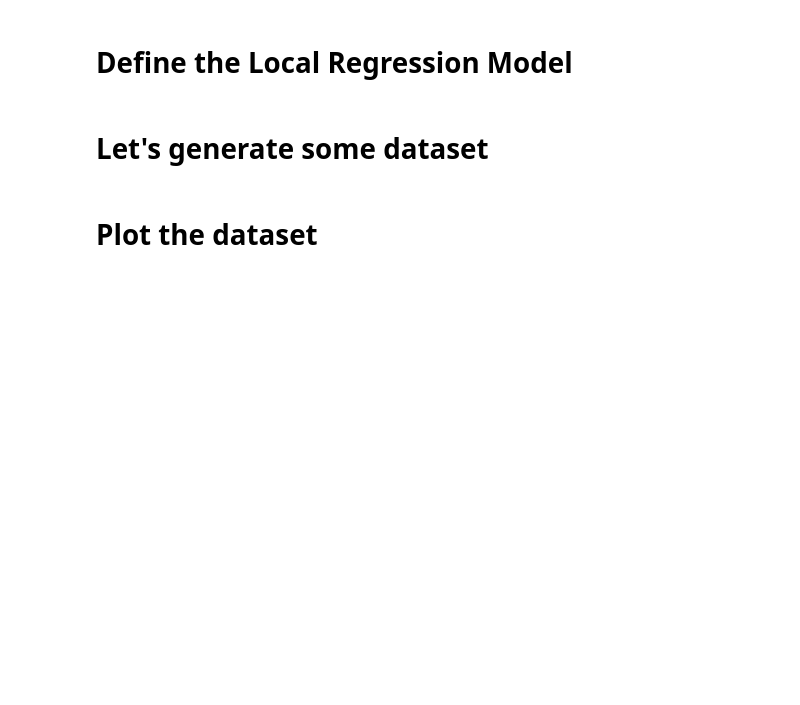
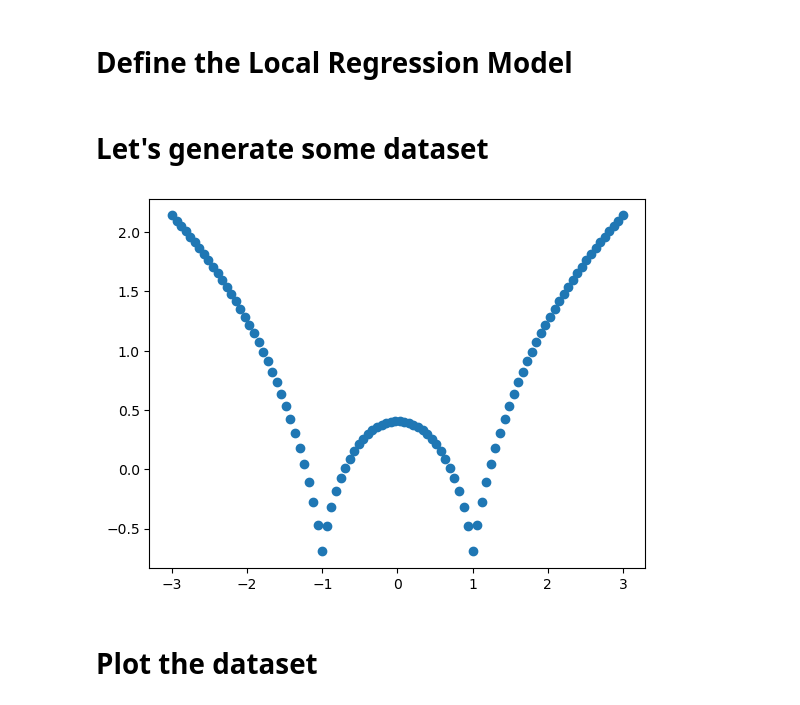
Before and after one commit to rahulbhadani/cpe490590_ml_sp24, a Jupyter notebook: CPE490590_Locally_Weighted_Regression_Synthetic.ipynb, the cells around one changed output. Drawn from its saved outputs; the diff is of its cells as text; code cells hidden in the pictures; blank space fills up the shorter version.

```diff
--- a/CPE490590_Locally_Weighted_Regression_Synthetic.ipynb
+++ b/CPE490590_Locally_Weighted_Regression_Synthetic.ipynb
@@ -48,14 +45,17 @@ def local_regression(x0, x, y, tau):
 # %% [markdown]
 #  Let's generate some dataset
 # %%
-n = 1000
+n = 100
 
 # generate dataset
-x = np.linspace(-3, 3, num=n)
-y = np.log(np.abs(x ** 2 - 1) + .5)
+X = np.linspace(-3, 3, num=n)
+Y = np.log(np.abs(X ** 2 - 1) + .5)
+plt.scatter(X,  Y)
 
-# jitter x
-x += np.random.normal(scale=.1, size=n)
+# jitter X
+X += np.random.normal(scale=.1, size=n)
+# %% [output]
+[figure, added]
 # %% [markdown]
 # Plot the dataset
 # %%
```
Also changed, not shown: parts of 5 cells of this notebook.
